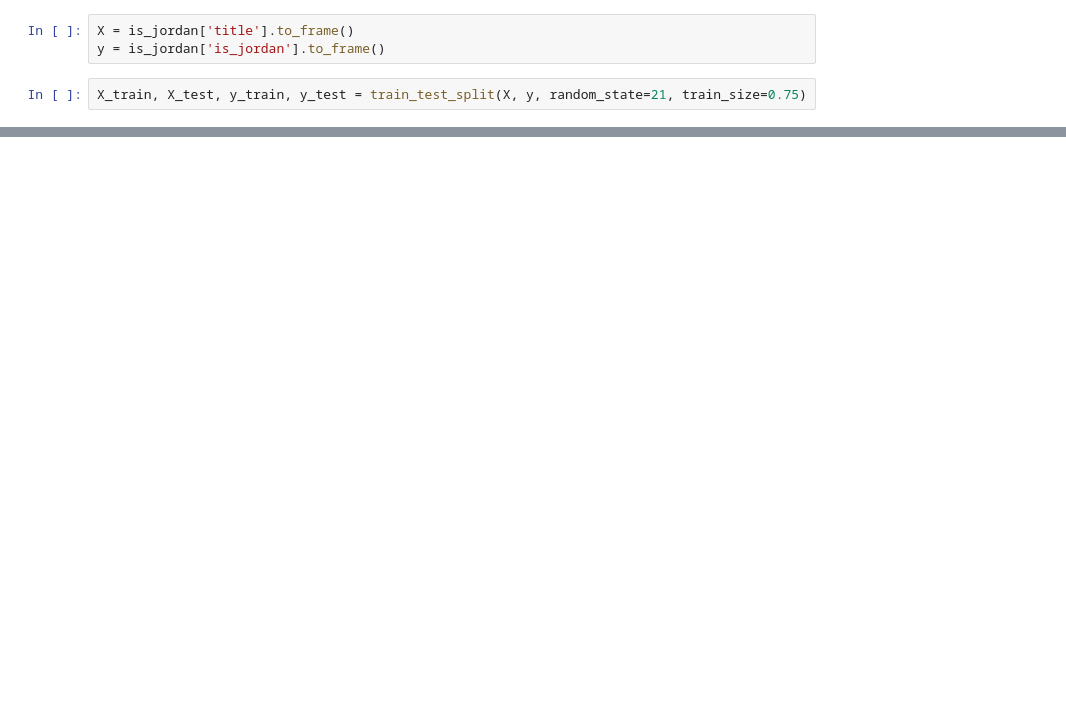
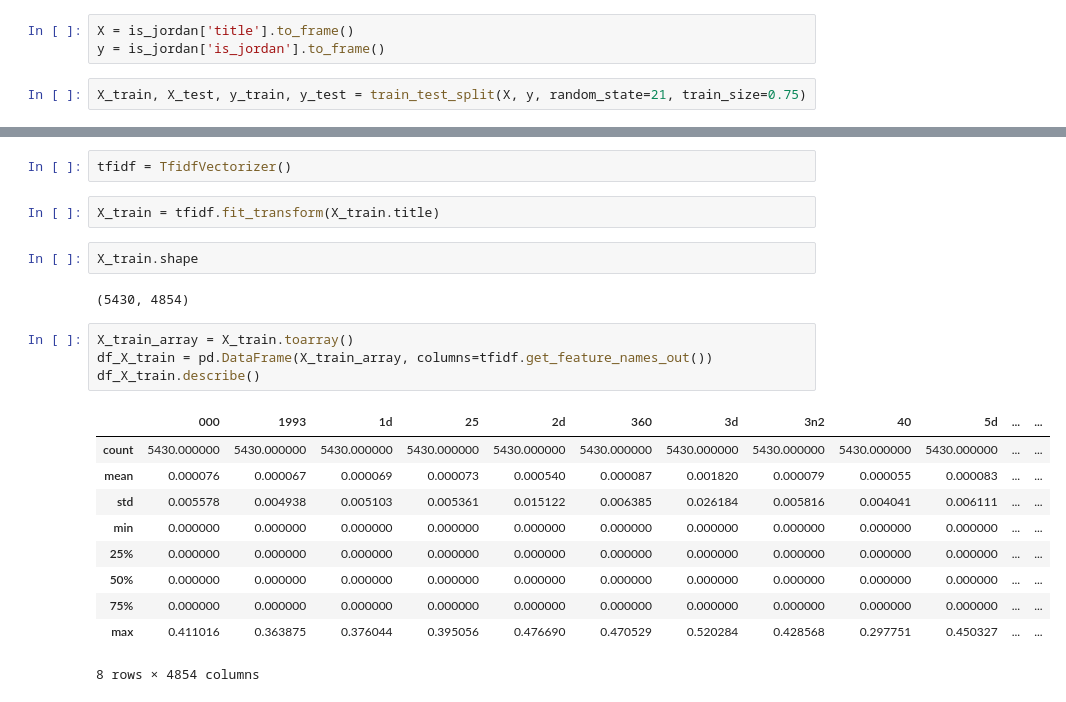
Before and after one commit to wwhite5/Springboard-Capstone-1-NLP, a Jupyter notebook: Notebooks/One_Author_From_Title.ipynb, the cells around one changed output, grey strips where cells are left out. Saved outputs shown, nothing was run; the diff lists cells and outputs as text; blank space fills up the shorter version.

```diff
--- a/Notebooks/One_Author_From_Title.ipynb
+++ b/Notebooks/One_Author_From_Title.ipynb
@@ -85,0 +111,23 @@ TypeError: fit_transform() missing 1 required positional argument: 'self'
+# %%
+tfidf = TfidfVectorizer()
+# %%
+X_train = tfidf.fit_transform(X_train.title)
+# %%
+X_train.shape
+# %% [output]
+(5430, 4854)
+# %%
+X_train_array = X_train.toarray()
+df_X_train = pd.DataFrame(X_train_array, columns=tfidf.get_feature_names_out())
+df_X_train.describe()
+# %% [output]
+|  | 000 | 1993 | 1d | 25 | 2d | 360 | 3d | 3n2 | 40 | 5d | ... | ... |
+| count | 5430.000000 | 5430.000000 | 5430.000000 | 5430.000000 | 5430.000000 | 5430.000000 | 5430.000000 | 5430.000000 | 5430.000000 | 5430.000000 | ... | ... |
+| mean | 0.000076 | 0.000067 | 0.000069 | 0.000073 | 0.000540 | 0.000087 | 0.001820 | 0.000079 | 0.000055 | 0.000083 | ... | ... |
+| std | 0.005578 | 0.004938 | 0.005103 | 0.005361 | 0.015122 | 0.006385 | 0.026184 | 0.005816 | 0.004041 | 0.006111 | ... | ... |
+| min | 0.000000 | 0.000000 | 0.000000 | 0.000000 | 0.000000 | 0.000000 | 0.000000 | 0.000000 | 0.000000 | 0.000000 | ... | ... |
+| 25% | 0.000000 | 0.000000 | 0.000000 | 0.000000 | 0.000000 | 0.000000 | 0.000000 | 0.000000 | 0.000000 | 0.000000 | ... | ... |
+| 50% | 0.000000 | 0.000000 | 0.000000 | 0.000000 | 0.000000 | 0.000000 | 0.000000 | 0.000000 | 0.000000 | 0.000000 | ... | ... |
+| 75% | 0.000000 | 0.000000 | 0.000000 | 0.000000 | 0.000000 | 0.000000 | 0.000000 | 0.000000 | 0.000000 | 0.000000 | ... | ... |
+| max | 0.411016 | 0.363875 | 0.376044 | 0.395056 | 0.476690 | 0.470529 | 0.520284 | 0.428568 | 0.297751 | 0.450327 | ... | ... |
+8 rows × 4854 columns
```
Also changed, not shown: parts of 15 cells of this notebook.
